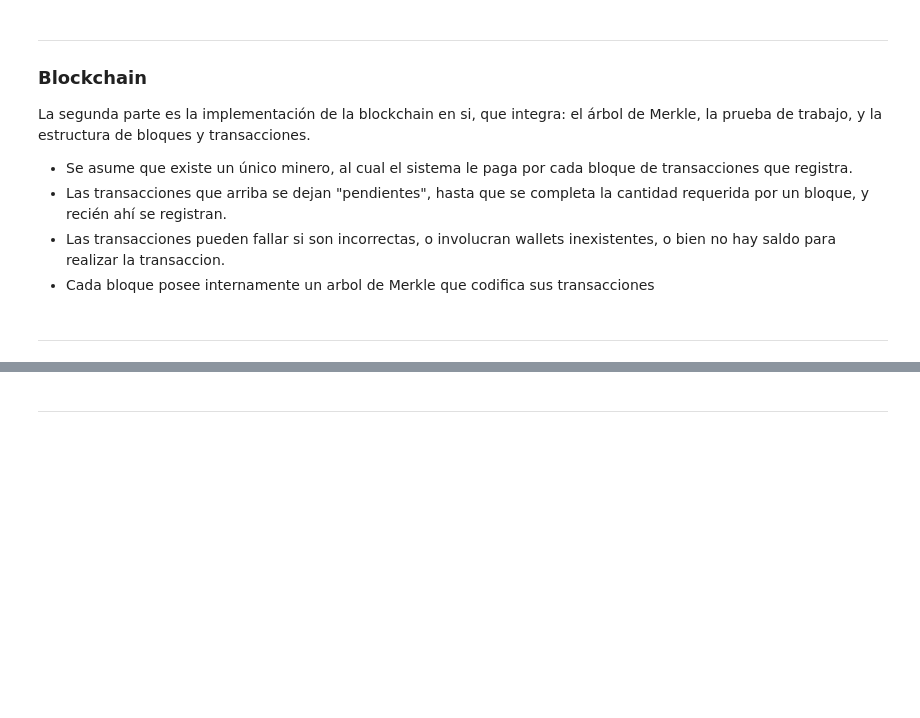
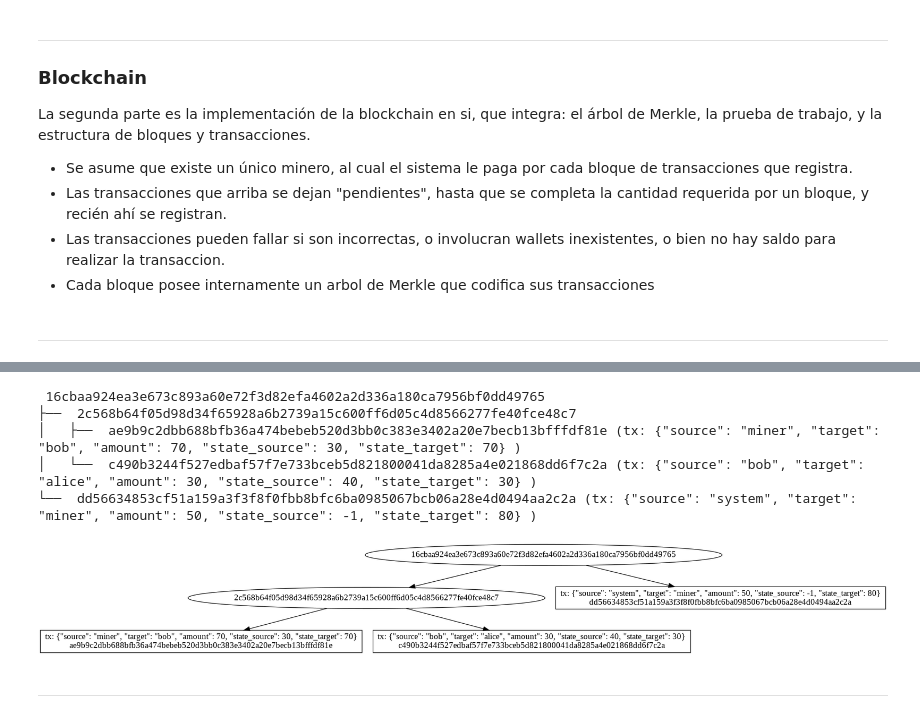
Before and after one commit to andresdp/things-blockchain, a Jupyter notebook: sim_blockchain.ipynb, the cells around one changed output, grey strips where cells are left out. Saved outputs shown, nothing was run; the diff lists cells and outputs as text; code cells hidden in the pictures; blank space fills up the shorter version.

```diff
--- a/sim_blockchain.ipynb
+++ b/sim_blockchain.ipynb
@@ -106,7 +106,7 @@ class MerkleTree(NodeMixin):
 
   # It renders the tree in a graphical format (both hashes and transactions)
   def show(self, img='mt.png'):
-      de = DotExporter(mt, nodeattrfunc=MerkleTree._nodeattrfunc,
+      de = DotExporter(self, nodeattrfunc=MerkleTree._nodeattrfunc,
               nodenamefunc=MerkleTree._nodenamefunc).to_picture(img)
       return Image(img)
 # %% [markdown]
@@ -637,0 +624,6 @@ block2['merkle_tree'].show()
+# %%
+# Test: Let's inspect the contents of block 1
+print("Height:", myblockchain.height())
+hash1, block1 = myblockchain.get_block(1)
+print(hash1)
+block1
@@ -638,2 +652,12 @@ block2['merkle_tree'].show()
+# %%
+block1['merkle_tree'].print()
+block1['merkle_tree'].show()
+# %% [output]
+ 16cbaa924ea3e673c893a60e72f3d82efa4602a2d336a180ca7956bf0dd49765
+├──  2c568b64f05d98d34f65928a6b2739a15c600ff6d05c4d8566277fe40fce48c7
+│   ├──  ae9b9c2dbb688bfb36a474bebeb520d3bb0c383e3402a20e7becb13bfffdf81e (tx: {"source": "miner", "target": "bob", "amount": 70, "state_source": 30, "state_target": 70} )
+│   └──  c490b3244f527edbaf57f7e733bceb5d821800041da8285a4e021868dd6f7c2a (tx: {"source": "bob", "target": "alice", "amount": 30, "state_source": 40, "state_target": 30} )
+└──  dd56634853cf51a159a3f3f8f0fbb8bfc6ba0985067bcb06a28e4d0494aa2c2a (tx: {"source": "system", "target": "miner", "amount": 50, "state_source": -1, "state_target": 80} )
+[figure, added]
 # %% [markdown]
 ---
```
Also changed, not shown: parts of 14 cells of this notebook.
